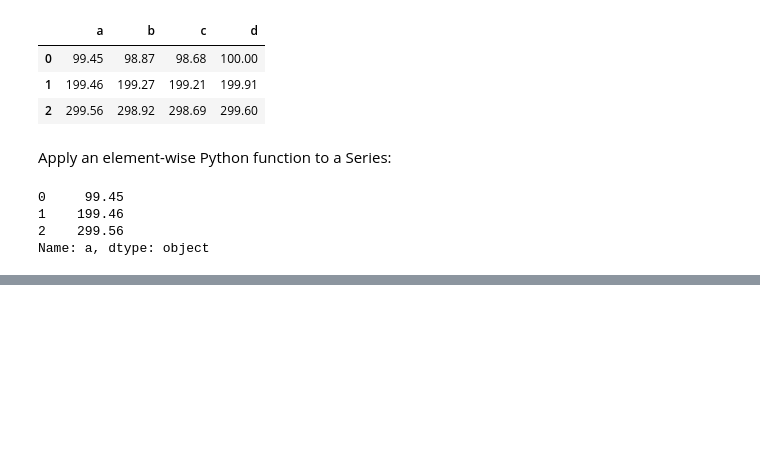
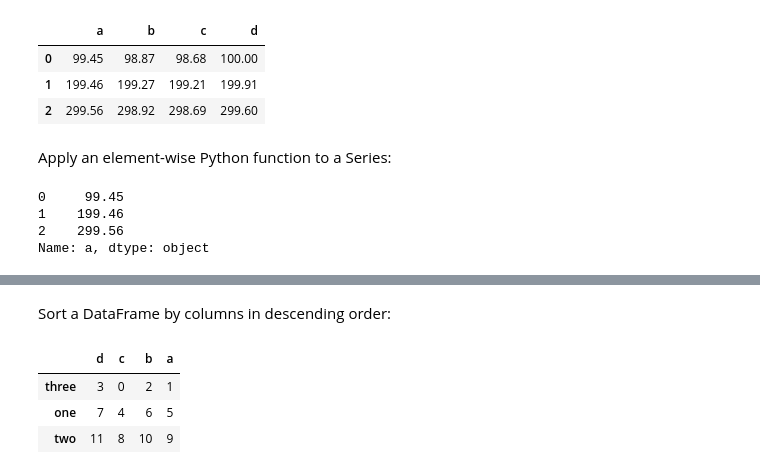
Before and after one commit to donnemartin/data-science-ipython-notebooks, a Jupyter notebook: pandas/pandas.ipynb, the cells around one changed output, grey strips where cells are left out. Drawn from its saved outputs; the diff is of its cells as text; code cells hidden in the pictures; blank space fills up the shorter version.

```diff
--- a/pandas/pandas.ipynb
+++ b/pandas/pandas.ipynb
@@ -866,0 +921,9 @@ Name: a, dtype: object
+# %% [markdown]
+Sort a DataFrame by columns in descending order:
+# %%
+df_13.sort_index(axis=1, ascending=False)
+# %% [output]
+|  | d | c | b | a |
+| three | 3 | 0 | 2 | 1 |
+| one | 7 | 4 | 6 | 5 |
+| two | 11 | 8 | 10 | 9 |
```
Also changed, not shown: parts of 13 cells of this notebook.
